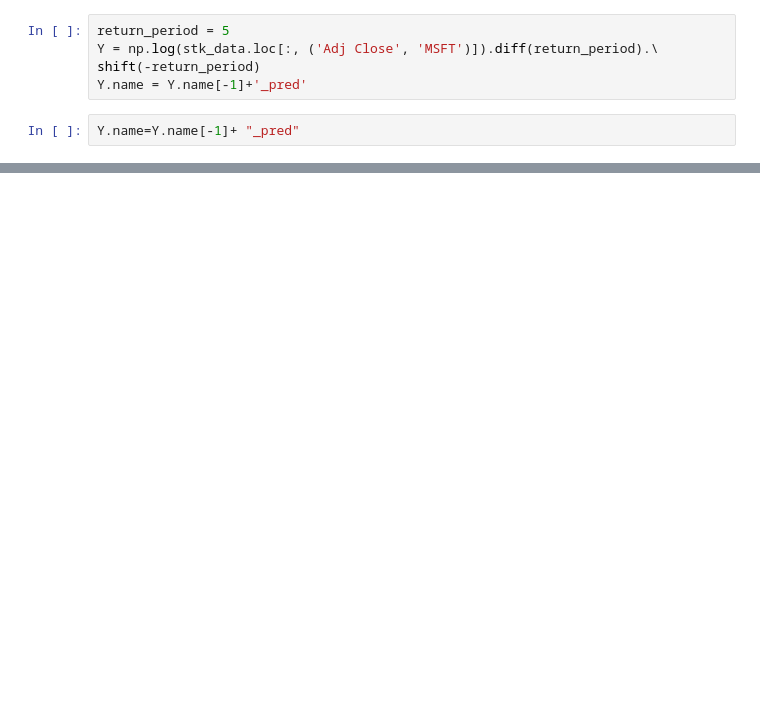
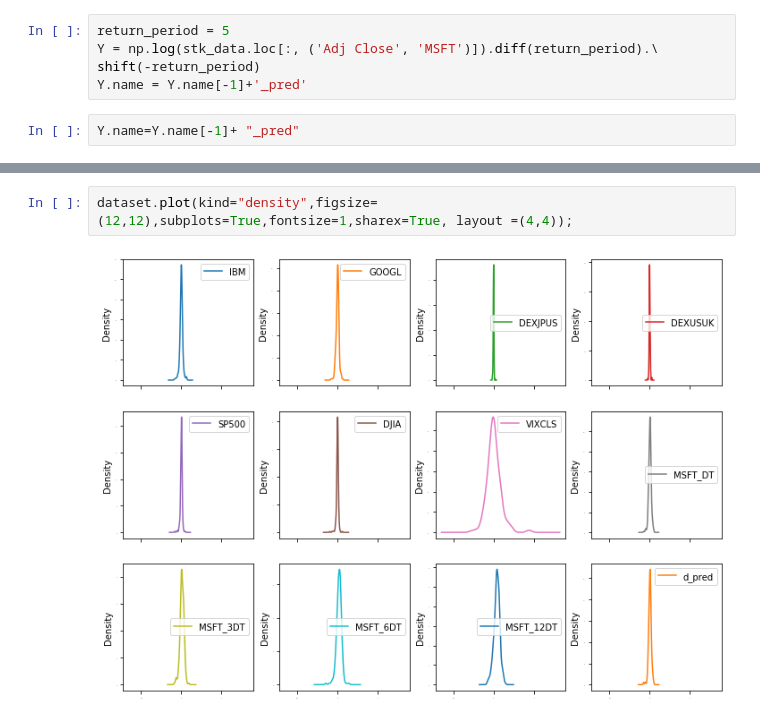
Before and after one commit to askhab2022/ML-Repo, a Jupyter notebook: fin-ml/Stock Price Prediction.ipynb, the cells around one changed output, grey strips where cells are left out. Saved outputs shown, nothing was run; the diff lists cells and outputs as text; blank space fills up the shorter version.

```diff
--- a/fin-ml/Stock Price Prediction.ipynb
+++ b/fin-ml/Stock Price Prediction.ipynb
@@ -116,0 +164,4 @@ dataset
+# %%
+dataset.plot(kind="density",figsize=(12,12),subplots=True,fontsize=1,sharex=True, layout =(4,4));
+# %% [output]
+[figure, added]
```
Also changed, not shown: parts of 21 cells of this notebook.
